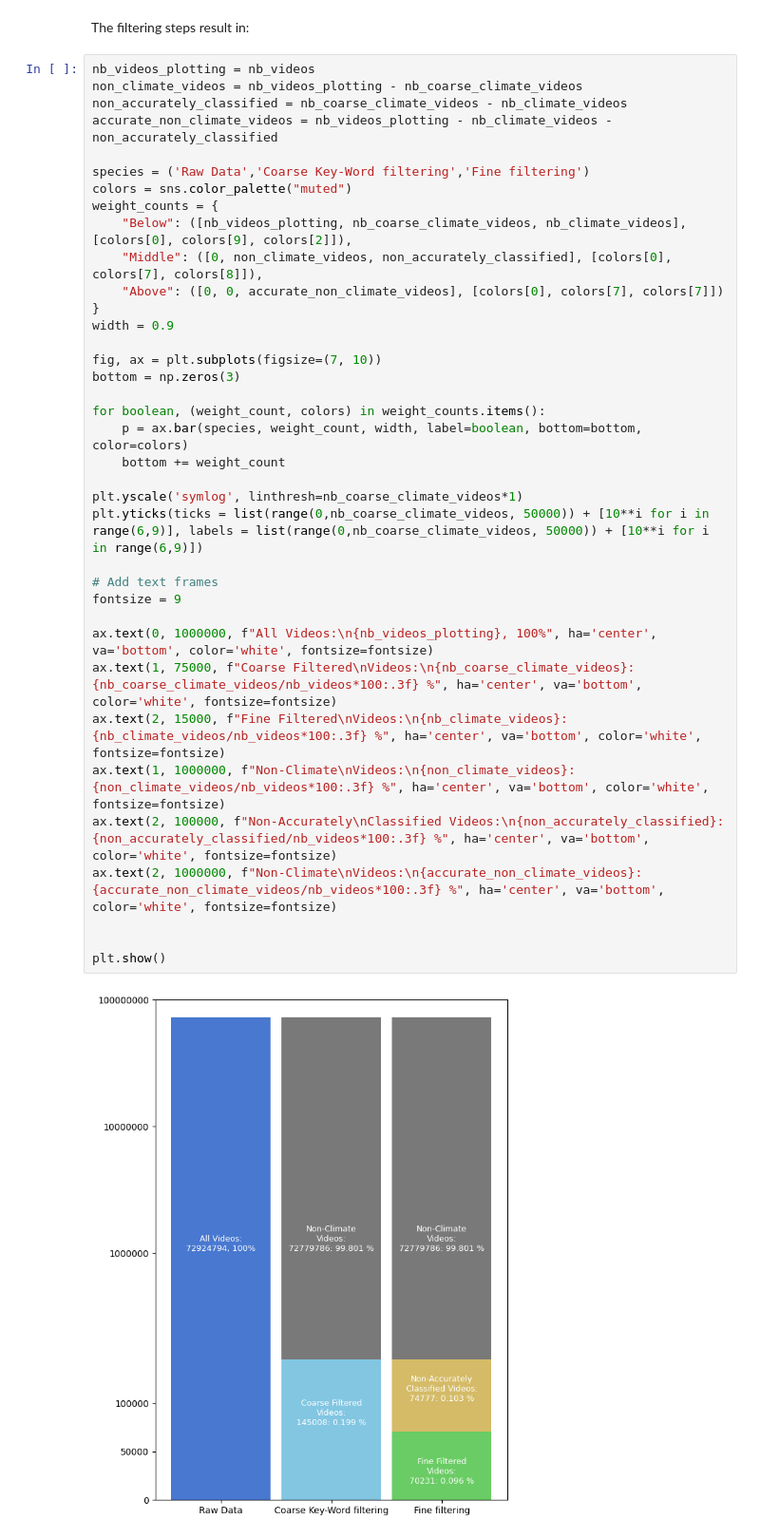
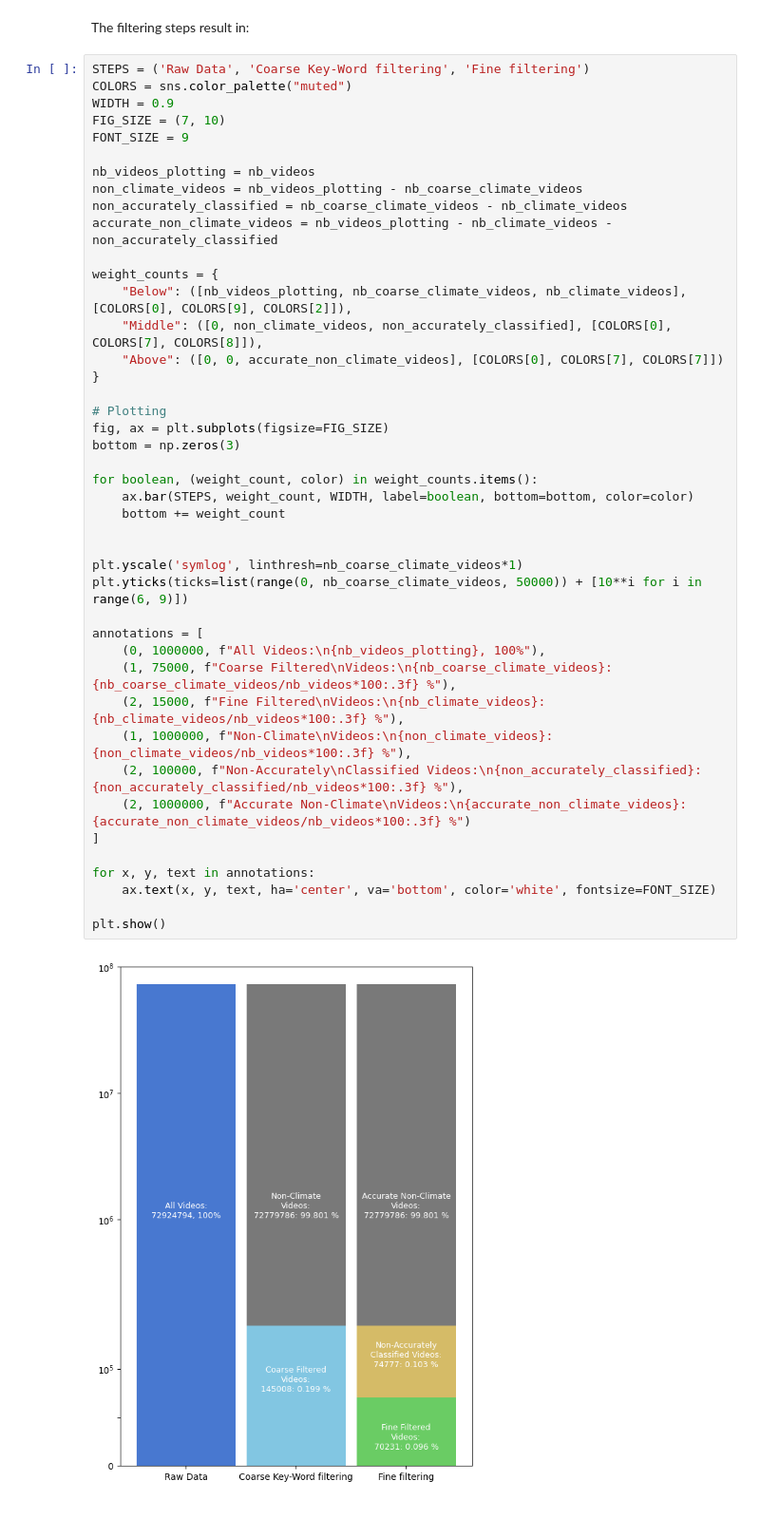
Before and after one commit to agatha-duzan/ada-2023-project-fadamily, a Jupyter notebook: new_main.ipynb, the cells around one changed output. Shown at 95% size. Cells and saved outputs as stored; diff of their text form.

```diff
--- a/new_main.ipynb
+++ b/new_main.ipynb
@@ -141,41 +141,47 @@ nb_climate_videos = climate_videos_df.shape[0]
 # %% [markdown]
 The filtering steps result in:
 # %%
+STEPS = ('Raw Data', 'Coarse Key-Word filtering', 'Fine filtering')
+COLORS = sns.color_palette("muted")
+WIDTH = 0.9
+FIG_SIZE = (7, 10)
+FONT_SIZE = 9
+
 nb_videos_plotting = nb_videos
 non_climate_videos = nb_videos_plotting - nb_coarse_climate_videos
 non_accurately_classified = nb_coarse_climate_videos - nb_climate_videos
 accurate_non_climate_videos = nb_videos_plotting - nb_climate_videos - non_accurately_classified
 
-species = ('Raw Data','Coarse Key-Word filtering','Fine filtering')
-colors = sns.color_palette("muted")
 weight_counts = {
-    "Below": ([nb_videos_plotting, nb_coarse_climate_videos, nb_climate_videos], [colors[0], colors[9], colors[2]]),
-    "Middle": ([0, non_climate_videos, non_accurately_classified], [colors[0], colors[7], colors[8]]),
-    "Above": ([0, 0, accurate_non_climate_videos], [colors[0], colors[7], colors[7]])
+    "Below": ([nb_videos_plotting, nb_coarse_climate_videos, nb_climate_videos], [COLORS[0], COLORS[9], COLORS[2]]),
+    "Middle": ([0, non_climate_videos, non_accurately_classified], [COLORS[0], COLORS[7], COLORS[8]]),
+    "Above": ([0, 0, accurate_non_climate_videos], [COLORS[0], COLORS[7], COLORS[7]])
 }
-width = 0.9
 
-fig, ax = plt.subplots(figsize=(7, 10))
+# Plotting
+fig, ax = plt.subplots(figsize=FIG_SIZE)
 bottom = np.zeros(3)
 
-for boolean, (weight_count, colors) in weight_counts.items():
-    p = ax.bar(species, weight_count, width, label=boolean, bottom=bottom, color=colors)
+for boolean, (weight_count, color) in weight_counts.items():
+    ax.bar(STEPS, weight_count, WIDTH, label=boolean, bottom=bottom, color=color)
     bottom += weight_count
 
+
 plt.yscale('symlog', linthresh=nb_coarse_climate_videos*1)
-plt.yticks(ticks = list(range(0,nb_coarse_climate_videos, 50000)) + [10**i for i in range(6,9)], labels = list(range(0,nb_coarse_climate_videos, 50000)) + [10**i for i in range(6,9)])
+plt.yticks(ticks=list(range(0, nb_coarse_climate_videos, 50000)) + [10**i for i in range(6, 9)])
 
-# Add text frames
-fontsize = 9
+annotations = [
+    (0, 1000000, f"All Videos:\n{nb_videos_plotting}, 100%"),
+    (1, 75000, f"Coarse Filtered\nVideos:\n{nb_coarse_climate_videos}: {nb_coarse_climate_videos/nb_videos*100:.3f} %"),
+    (2, 15000, f"Fine Filtered\nVideos:\n{nb_climate_videos}: {nb_climate_videos/nb_videos*100:.3f} %"),
+    (1, 1000000, f"Non-Climate\nVideos:\n{non_climate_videos}: {non_climate_videos/nb_videos*100:.3f} %"),
+    (2, 100000, f"Non-Accurately\nClassified Videos:\n{non_accurately_classified}: {non_accurately_classified/nb_videos*100:.3f} %"),
+    (2, 1000000, f"Accurate Non-Climate\nVideos:\n{accurate_non_climate_videos}: {accurate_non_climate_videos/nb_videos*100:.3f} %")
+]
 
-ax.text(0, 1000000, f"All Videos:\n{nb_videos_plotting}, 100%", ha='center', va='bottom', color='white', fontsize=fontsize)
-ax.text(1, 75000, f"Coarse Filtered\nVideos:\n{nb_coarse_climate_videos}: {nb_coarse_climate_videos/nb_videos*100:.3f} %", ha='center', va='bottom', color='white', fontsize=fontsize)
-ax.text(2, 15000, f"Fine Filtered\nVideos:\n{nb_climate_videos}: {nb_climate_videos/nb_videos*100:.3f} %", ha='center', va='bottom', color='white', fontsize=fontsize)
-ax.text(1, 1000000, f"Non-Climate\nVideos:\n{non_climate_videos}: {non_climate_videos/nb_videos*100:.3f} %", ha='center', va='bottom', color='white', fontsize=fontsize)
-ax.text(2, 100000, f"Non-Accurately\nClassified Videos:\n{non_accurately_classified}: {non_accurately_classified/nb_videos*100:.3f} %", ha='center', va='bottom', color='white', fontsize=fontsize)
-ax.text(2, 1000000, f"Non-Climate\nVideos:\n{accurate_non_climate_videos}: {accurate_non_climate_videos/nb_videos*100:.3f} %", ha='center', va='bottom', color='white', fontsize=fontsize)
-
+for x, y, text in annotations:
+    ax.text(x, y, text, ha='center', va='bottom', color='white', fontsize=FONT_SIZE)
 
 plt.show()
 # %% [output]
-[figure, old version]
+[figure, new version]
```
